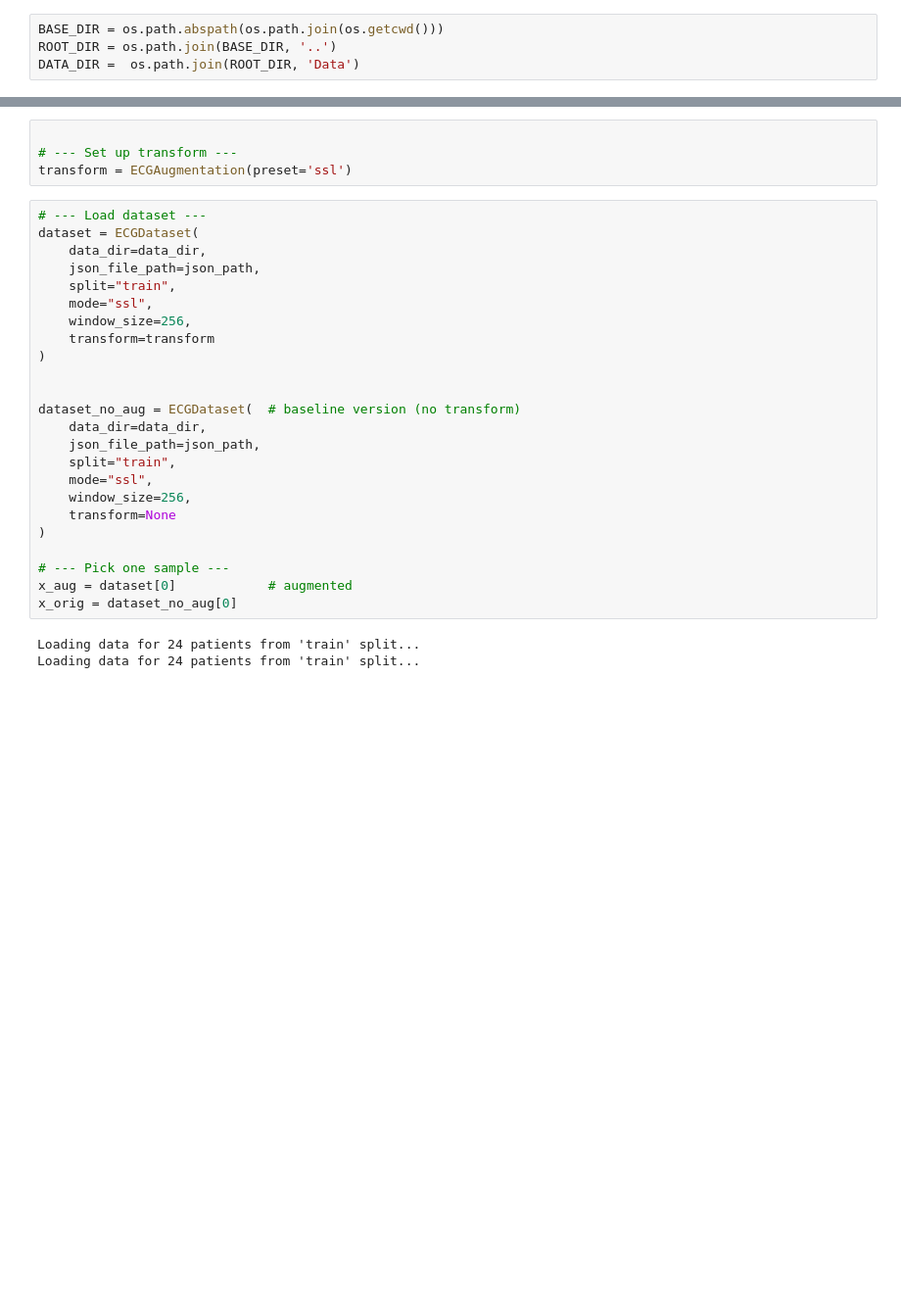
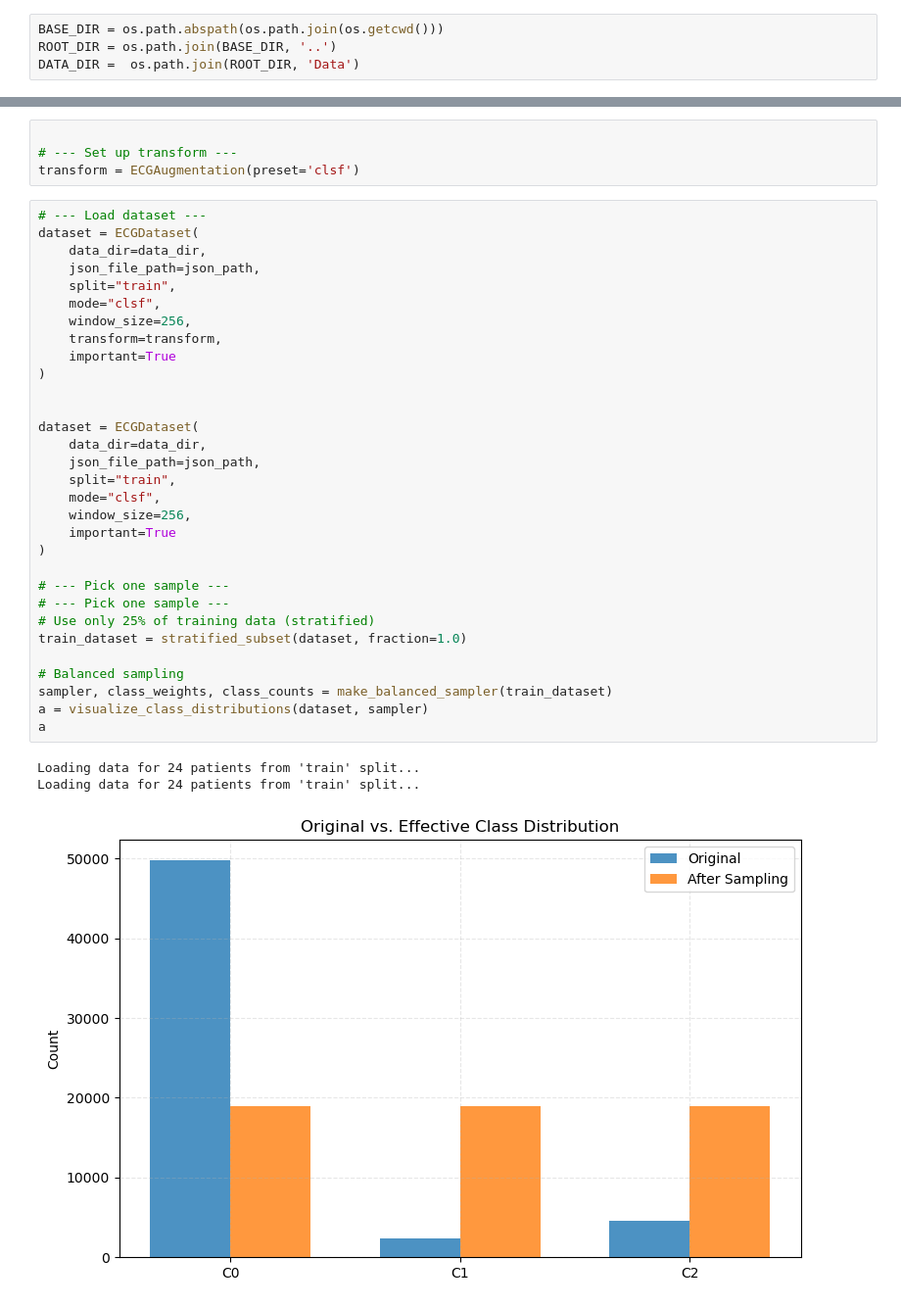
Before and after one commit to Rpadilla15/Arrhythmia-Classification, a Jupyter notebook: Experiments/data-vis.ipynb, the cells around one changed output, grey strips where cells are left out. Shown at 98% size. Drawn from its saved outputs; the diff is of its cells as text; blank space fills up the shorter version.

```diff
--- a/Experiments/data-vis.ipynb
+++ b/Experiments/data-vis.ipynb
@@ -24,31 +80,39 @@ json_path = os.path.join(DATA_DIR, 'input', 'experiment', 'leads_MLII_V1_tst0.25
 # %%
 
 # --- Set up transform ---
-transform = ECGAugmentation(preset='ssl')
+transform = ECGAugmentation(preset='clsf')
 # %%
 # --- Load dataset ---
 dataset = ECGDataset(
     data_dir=data_dir,
     json_file_path=json_path,
     split="train",
-    mode="ssl",
+    mode="clsf",
     window_size=256,
-    transform=transform
+    transform=transform,
+    important=True
 )
 
 
-dataset_no_aug = ECGDataset(  # baseline version (no transform)
+dataset = ECGDataset(
     data_dir=data_dir,
     json_file_path=json_path,
     split="train",
-    mode="ssl",
+    mode="clsf",
     window_size=256,
-    transform=None
+    important=True
 )
 
 # --- Pick one sample ---
-x_aug = dataset[0]            # augmented
-x_orig = dataset_no_aug[0]
+# --- Pick one sample ---
+# Use only 25% of training data (stratified)
+train_dataset = stratified_subset(dataset, fraction=1.0)
+
+# Balanced sampling
+sampler, class_weights, class_counts = make_balanced_sampler(train_dataset)
+a = visualize_class_distributions(dataset, sampler)
+a
 # %% [output]
 Loading data for 24 patients from 'train' split...
 Loading data for 24 patients from 'train' split...
+[figure, added]
```
Also changed, not shown: parts of 7 cells of this notebook, 14 other files.
